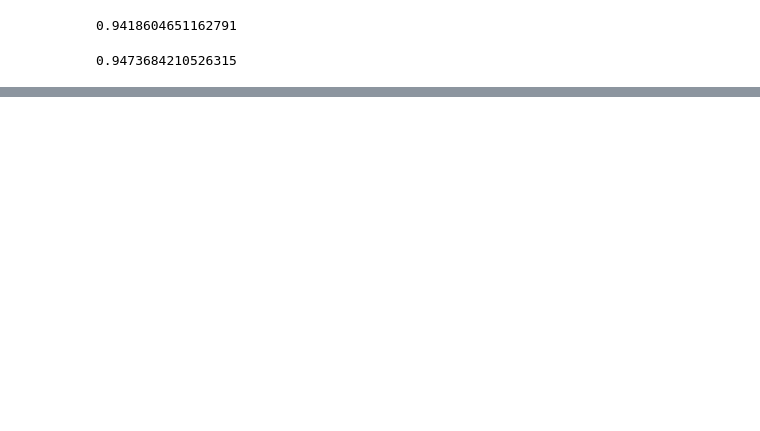
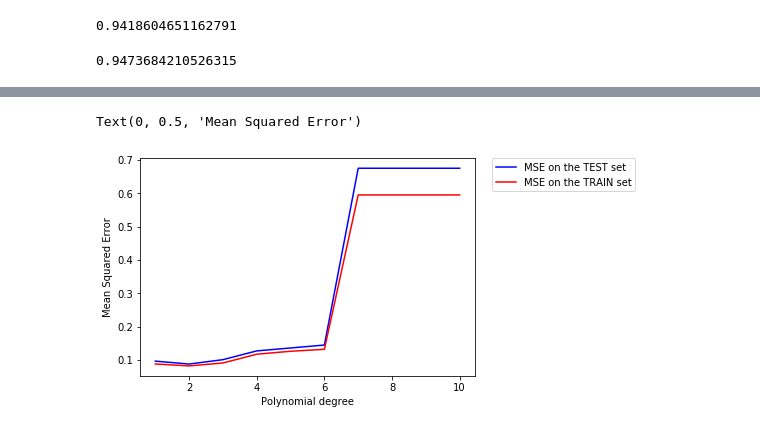
Before and after one commit to yoyongbo/ML_AS1, a Jupyter notebook: ML_assignment1/Assignment1.ipynb, the cells around one changed output, grey strips where cells are left out. Cells and saved outputs as stored; diff of their text form; code cells hidden in the pictures; blank space fills up the shorter version.

```diff
--- a/ML_assignment1/Assignment1.ipynb
+++ b/ML_assignment1/Assignment1.ipynb
@@ -199,0 +201,31 @@ plt.title("Confusion Matrix");
+# %%
+# polonomial degree and learning curves
+from sklearn.preprocessing import PolynomialFeatures
+from sklearn import metrics
+# lets just using the mean feutures.
+X = df.iloc[:,:10]
+y = df['diagnosis']
+model = LogisticRegression()
+d_range = list(range(1,11))
+d_mse_test =[]
+d_mse_train = []
+for d in d_range:
+    poly = PolynomialFeatures(degree=d)
+    X_ = poly.fit_transform(X)
+    X_train, X_test, y_train, y_test = train_test_split(X_, y, test_size=0.4, random_state=4)
+    model.fit(X_, y)
+    y_pred = model.predict(X_test)
+
+    d_mse_test.append(metrics.mean_squared_error(y_test, y_pred))
+    d_mse_train.append(metrics.mean_squared_error(y_train, model.predict(X_train)))
+
+    # plot the values of the accuracy over the training set (overfitted) and over the testing set (better prediciton of the accuracy)
+# %%
+plt.plot(d_range, d_mse_test,'b', label='MSE on the TEST set')
+plt.plot(d_range, d_mse_train,'r', label='MSE on the TRAIN set')
+plt.legend(bbox_to_anchor=(1.05, 1), loc='upper left', borderaxespad=0.)
+plt.xlabel('Polynomial degree')
+plt.ylabel('Mean Squared Error')
+# %% [output]
+Text(0, 0.5, 'Mean Squared Error')
+[figure, added]
```
Also changed, not shown: parts of 5 cells of this notebook.
